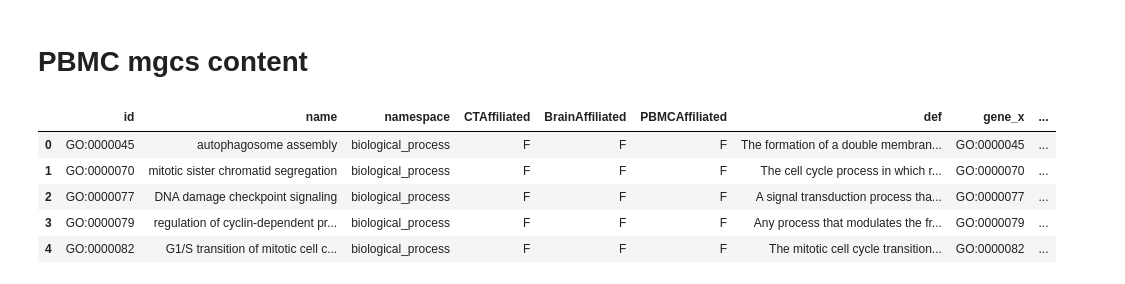
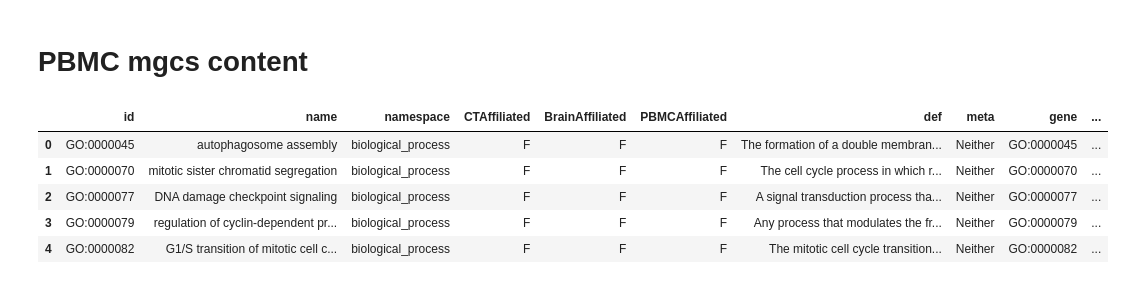
Before and after one commit to AlexAdrian-Hamazaki/Pseudobulk_Function_Pipeline, a Jupyter notebook: analysis/PaperFigs/MGES/MGES_enrichment.ipynb, the cells around one changed output. Saved outputs shown, nothing was run; the diff lists cells and outputs as text; code cells hidden in the pictures.

```diff
--- a/analysis/PaperFigs/MGES/MGES_enrichment.ipynb
+++ b/analysis/PaperFigs/MGES/MGES_enrichment.ipynb
@@ -24,5 +30,0 @@ brain_mgcs = pd.DataFrame(list(mgcs.items()), columns=['gene', 'brainmgcs'])
-# %%
-# Load the manually curated GO terms
-path_to_cur_go = "/space/grp/aadrian/Pseudobulk_Function_Pipeline_HighRes/bin/preprocessing/preprocessGO_pipe/data/2024_march/data/GOCurations.tsv"
-GO_curations = pd.read_csv(path_to_cur_go, sep = "\t")
-GO_curations.head()
@@ -36,3 +31,26 @@ GO_curations.head()
+# %%
+def load_GO_curations(patho_to_curations="/space/grp/aadrian/Pseudobulk_Function_Pipeline_HighRes/bin/preprocessing/preprocessGO_pipe/data/2024_march/data/GOCurations.tsv"):
+	GO_curations = pd.read_csv(patho_to_curations, sep = "\t")
+
+	def melt_curations(df:pd.DataFrame)->pd.DataFrame:
+		"""
+		create a new column that is a melted version of the GO term curations
+
+		Parameters:
+		- df: pandas DataFrame
+
+		Returns:
+		- pandas DataFrame with a new column 'meta' indicating the curation category of the GO term
+		"""
+		# Create a new column using conditions
+		meta = df.apply(lambda row: 'Brain' if row['BrainAffiliated'] == 'T' else ('PBMC' if row['PBMCAffiliated'] == 'T' else "Neither"), axis=1)
+		df['meta']=meta
+
+		return df
+	GO_curations = melt_curations(GO_curations)
+	return GO_curations
+
+GO_curations = load_GO_curations()
 # %%
 # Merge the DataFrame with the dictionary DataFrame on 'id'
 GO_curations = pd.merge(GO_curations, brain_mgcs, left_on='id', right_on='gene')
@@ -113,21 +139,16 @@ plot_content(GO_curations=GO_curations,  ycol='brainmgcs', title = "Brain Marker
 # %% [markdown]
 # PBMC mgcs content
 # %%
-# Load the mgcs dictionary
-path_to_mgcs = "data/pbmc_mges.json"
-# Load the JSON file into a dictionary
-with open(path_to_mgcs, 'r') as json_file:
-	mgcs= json.load(json_file)
-# Convert the dictionary to a DataFrame
-pbmc_mgcs = pd.DataFrame(list(mgcs.items()), columns=['gene', 'pbmcmgcs'])
+# Load the mgcs for pbmc
+pbmc_mgcs = load_mgcs("data/pbmc_mges.json", 'pbmcmgcs')
 
 # Merge the DataFrame with the dictionary DataFrame on 'id'
-GO_curations = pd.merge(GO_curations, pbmc_mgcs, left_on='id', right_on='gene')
+GO_curations = pd.merge(GO_curations, pbmc_mgcs, on='gene')
 GO_curations.head()
 # %% [output]
-|  | id | name | namespace | CTAffiliated | BrainAffiliated | PBMCAffiliated | def | gene_x | ... |
-| 0 | GO:0000045 | autophagosome assembly | biological_process | F | F | F | The formation of a double membran... | GO:0000045 | ... |
-| 1 | GO:0000070 | mitotic sister chromatid segregation | biological_process | F | F | F | The cell cycle process in which r... | GO:0000070 | ... |
-| 2 | GO:0000077 | DNA damage checkpoint signaling | biological_process | F | F | F | A signal transduction process tha... | GO:0000077 | ... |
-| 3 | GO:0000079 | regulation of cyclin-dependent pr... | biological_process | F | F | F | Any process that modulates the fr... | GO:0000079 | ... |
-| 4 | GO:0000082 | G1/S transition of mitotic cell c... | biological_process | F | F | F | The mitotic cell cycle transition... | GO:0000082 | ... |
+|  | id | name | namespace | CTAffiliated | BrainAffiliated | PBMCAffiliated | def | meta | gene | ... |
+| 0 | GO:0000045 | autophagosome assembly | biological_process | F | F | F | The formation of a double membran... | Neither | GO:0000045 | ... |
+| 1 | GO:0000070 | mitotic sister chromatid segregation | biological_process | F | F | F | The cell cycle process in which r... | Neither | GO:0000070 | ... |
+| 2 | GO:0000077 | DNA damage checkpoint signaling | biological_process | F | F | F | A signal transduction process tha... | Neither | GO:0000077 | ... |
+| 3 | GO:0000079 | regulation of cyclin-dependent pr... | biological_process | F | F | F | Any process that modulates the fr... | Neither | GO:0000079 | ... |
+| 4 | GO:0000082 | G1/S transition of mitotic cell c... | biological_process | F | F | F | The mitotic cell cycle transition... | Neither | GO:0000082 | ... |
```
Also changed, not shown: parts of 11 cells of this notebook, 5 other files.
